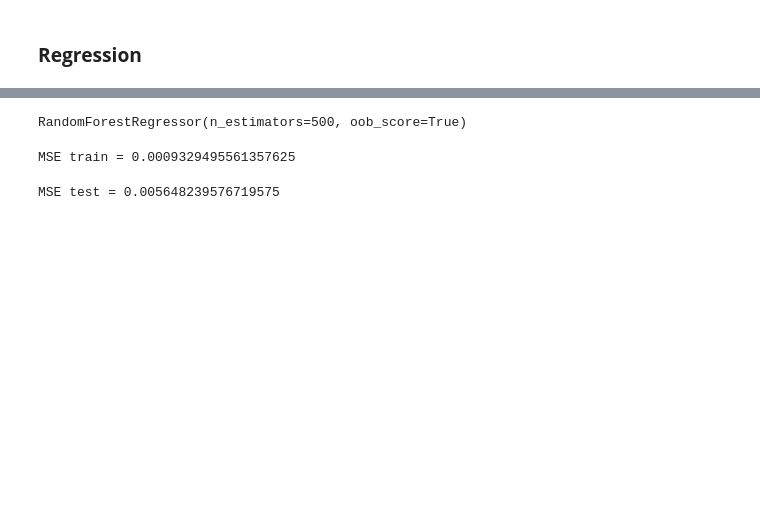
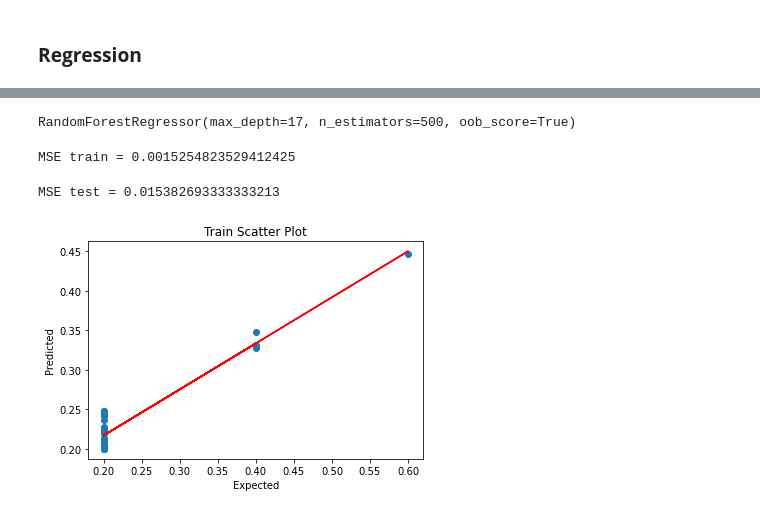
Before and after one commit to mnquang02122001/Rainfall-Estimation-Random-Forest, a Jupyter notebook: RandomForest.ipynb, the cells around one changed output, grey strips where cells are left out. Drawn from its saved outputs; the diff is of its cells as text; code cells hidden in the pictures; blank space fills up the shorter version.

Commit message:
Fix model

```diff
--- a/RandomForest.ipynb
+++ b/RandomForest.ipynb
@@ -103,16 +129,29 @@ weighted avg       0.99      0.93      0.96       189
+# %%
+bandsreg = dfreg.iloc[:, 0:6]
+reg = dfreg.iloc[:, 6]
 # %%
-X_train, X_test, y_train, y_test = train_test_split(bands, reg, random_state = 40, test_size = 0.33)
+X_trainr, X_testr, y_trainr, y_testr = train_test_split(bandsreg, reg, random_state = 40 ,test_size = 0.33)
 # %%
-model_reg = RandomForestRegressor(n_estimators=500, oob_score=True)
+model_reg = RandomForestRegressor(n_estimators=500, oob_score=True, max_depth=17)
 # %%
-model_reg.fit(X_train, y_train)
+model_reg.fit(X_trainr, y_trainr)
 # %% [output]
-RandomForestRegressor(n_estimators=500, oob_score=True)
+RandomForestRegressor(max_depth=17, n_estimators=500, oob_score=True)
 # %%
-print('MSE train =',  mean_squared_error(y_train, model_reg.predict(X_train)))
+print('MSE train =',  mean_squared_error(y_trainr, model_reg.predict(X_trainr)))
 # %% [output]
-MSE train = 0.0009329495561357625
+MSE train = 0.0015254823529412425
 # %%
-print('MSE test =', mean_squared_error(y_test, model_reg.predict(X_test)))
+print('MSE test =', mean_squared_error(y_testr, model_reg.predict(X_testr)))
 # %% [output]
-MSE test = 0.005648239576719575
+MSE test = 0.015382693333333213
+# %%
+plt.ylabel("Predicted")
+plt.xlabel("Expected")
+plt.title("Train Scatter Plot")
+plt.plot(y_trainr, model_reg.predict(X_trainr), 'o')
+m, b = np.polyfit(y_trainr, model_reg.predict(X_trainr), 1)
+plt.plot(y_trainr, m*y_trainr + b, 'r')
+plt.show()
+# %% [output]
+[figure, added]
```
Also changed, not shown: parts of 8 cells of this notebook, 1 other file.
